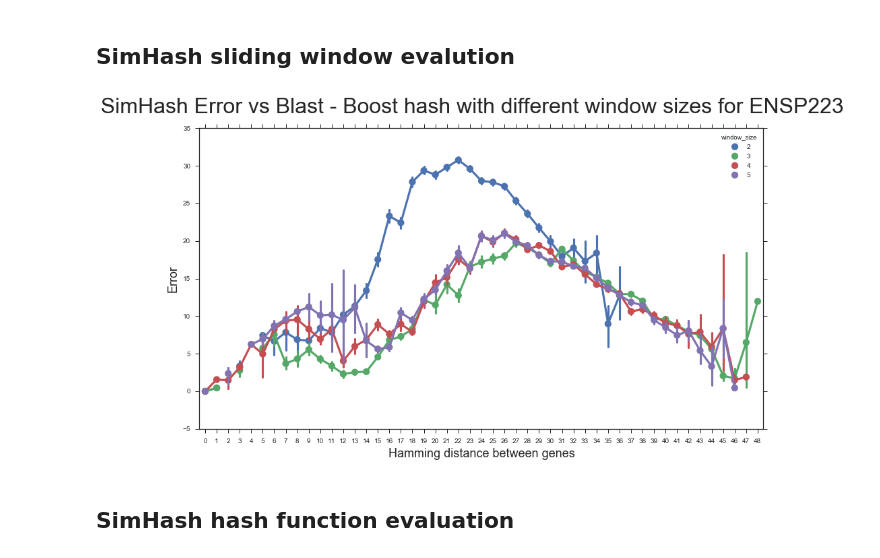
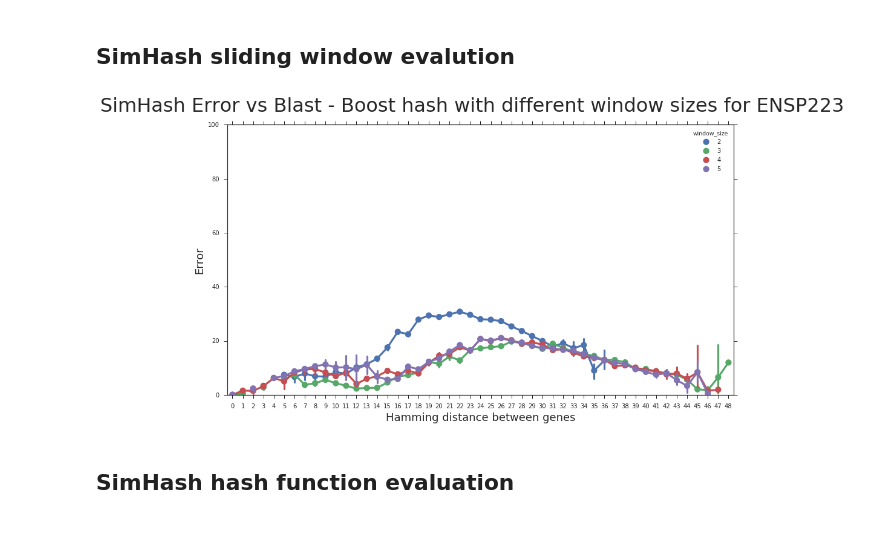
Before and after one commit to Weenkus/Phylo-research, a Jupyter notebook: results_simHash/blast_comparison/SimHash vs Blast performance.ipynb, the cells around one changed output. Drawn from its saved outputs; the diff is of its cells as text; code cells hidden in the pictures; blank space fills up the shorter version.

```diff
--- a/results_simHash/blast_comparison/SimHash vs Blast performance.ipynb
+++ b/results_simHash/blast_comparison/SimHash vs Blast performance.ipynb
@@ -111,12 +114,13 @@ plt.savefig("SimHash Error vs Blast - Window size 3 for ENSP1146.png")
 # %%
 plt.figure(figsize=(15,8))
 sns.pointplot(x="ham_distance", y="error", hue="window_size", data=simhash_ENSP233_boost,size=30, aspect=2)
 plt.ylabel('Error', fontsize=18)
 plt.xlabel('Hamming distance between genes', fontsize=18)
 plt.suptitle("SimHash Error vs Blast - Boost hash with different window sizes for ENSP223", fontsize = 32)
+plt.ylim(0.0,100.0)
 plt.savefig("SimHash Error vs Blast - Boost hash with different window sizes for ENSP223")
 # %% [output]
-[figure, old version]
+[figure, new version]
 # %% [markdown]
 ## SimHash hash function evaluation
 # %% [markdown]
```
Also changed, not shown: parts of 2 cells of this notebook, 12 other files.
